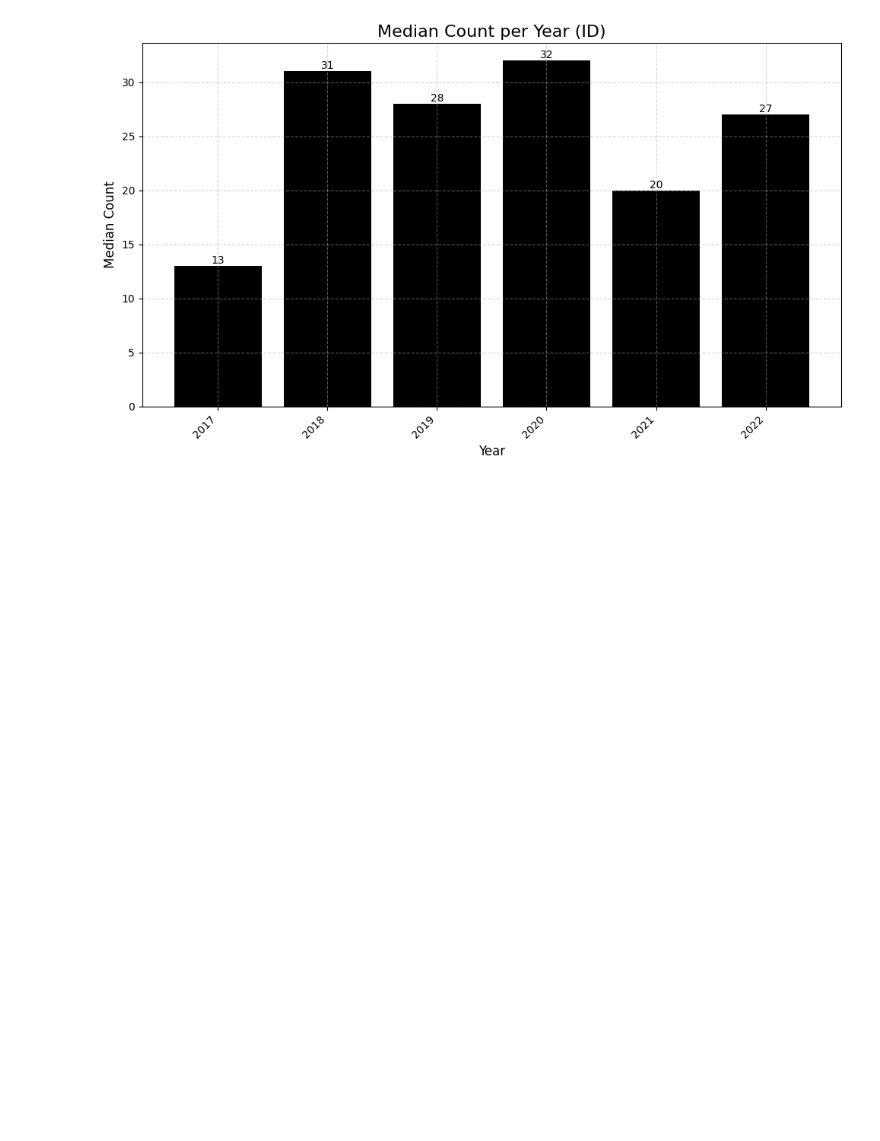
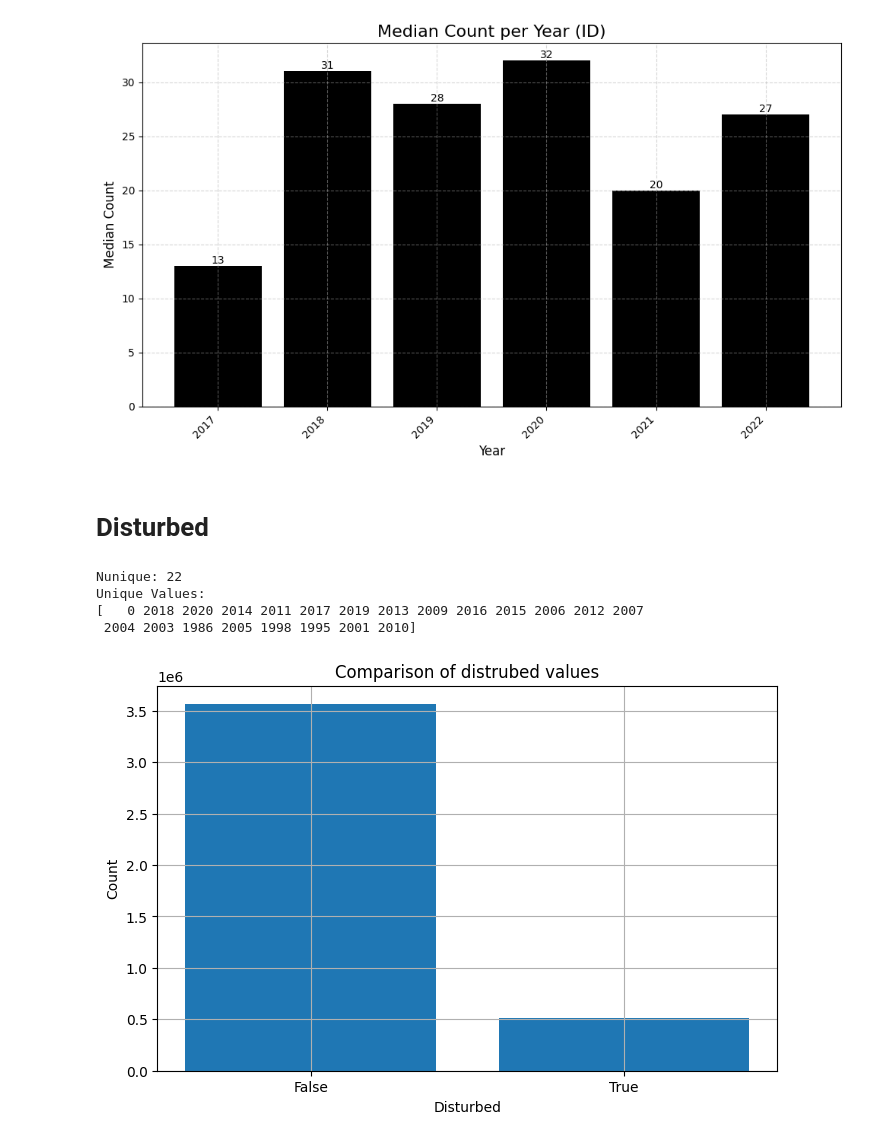
Before and after one commit to RafaelRiesle/tree_classification, a Jupyter notebook: notebooks/rafaelo/exploratory_data_analysis.ipynb, the cells around one changed output. Cells and saved outputs as stored; diff of their text form; code cells hidden in the pictures; blank space fills up the shorter version.

```diff
--- a/notebooks/rafaelo/exploratory_data_analysis.ipynb
+++ b/notebooks/rafaelo/exploratory_data_analysis.ipynb
@@ -122,3 +127,31 @@ hist.plot_unique_ids("species")
 hist.plot_median_id_distribution()
 # %% [output]
 [figure]
+# %% [markdown]
+# Disturbed
+# %%
+# Boolesche Spalte erstellen
+df["disturbed"] = df["disturbance_year"].apply(lambda x: False if x == 0 else True)
+# %%
+unique_values = df["disturbance_year"].unique()
+print(f"Nunique: {len(unique_values)}")
+print(f"Unique Values:\n{unique_values}")
+# %% [output]
+Nunique: 22
+Unique Values:
+[   0 2018 2020 2014 2011 2017 2019 2013 2009 2016 2015 2006 2012 2007
+ 2004 2003 1986 2005 1998 1995 2001 2010]
+# %%
+dist_disturbance_df = df["disturbed"].value_counts().reset_index()
+dist_disturbance_df.columns = ["disturbed", "count"]
+
+
+plt.figure(figsize=(8, 5))
+plt.bar(dist_disturbance_df["disturbed"].astype(str), dist_disturbance_df["count"])
+plt.xlabel("Disturbed")
+plt.ylabel("Count")
+plt.title("Comparison of distrubed values")
+plt.grid()
+plt.show()
+# %% [output]
+[figure, added]
```
Also changed, not shown: parts of 6 cells of this notebook, 3 other files.
